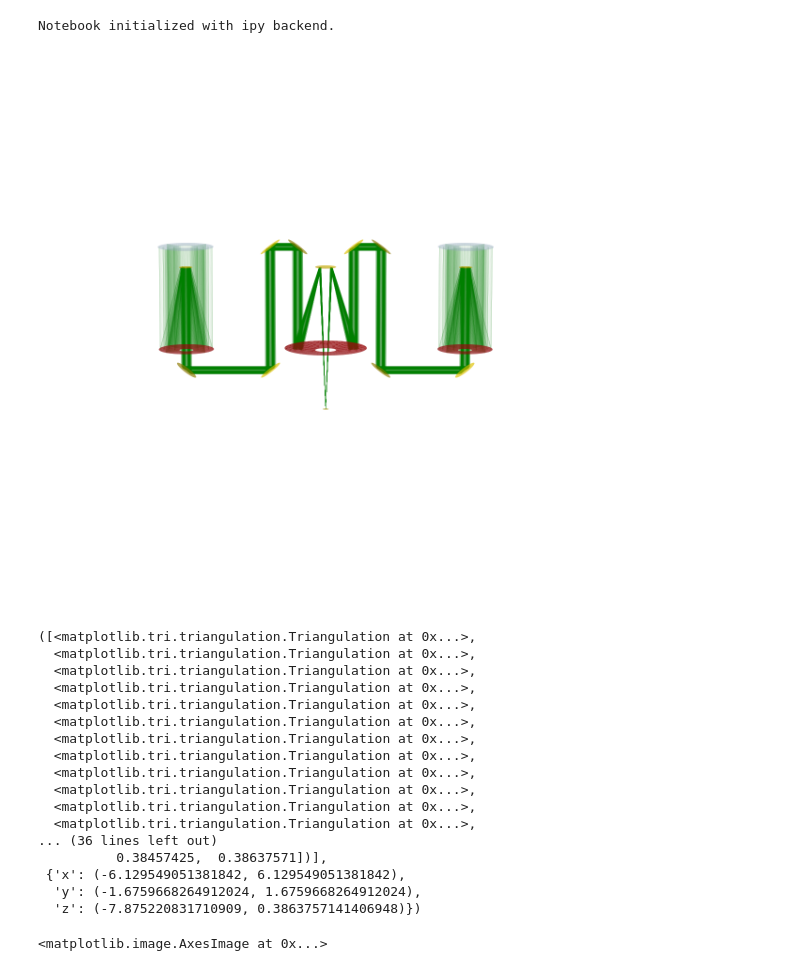
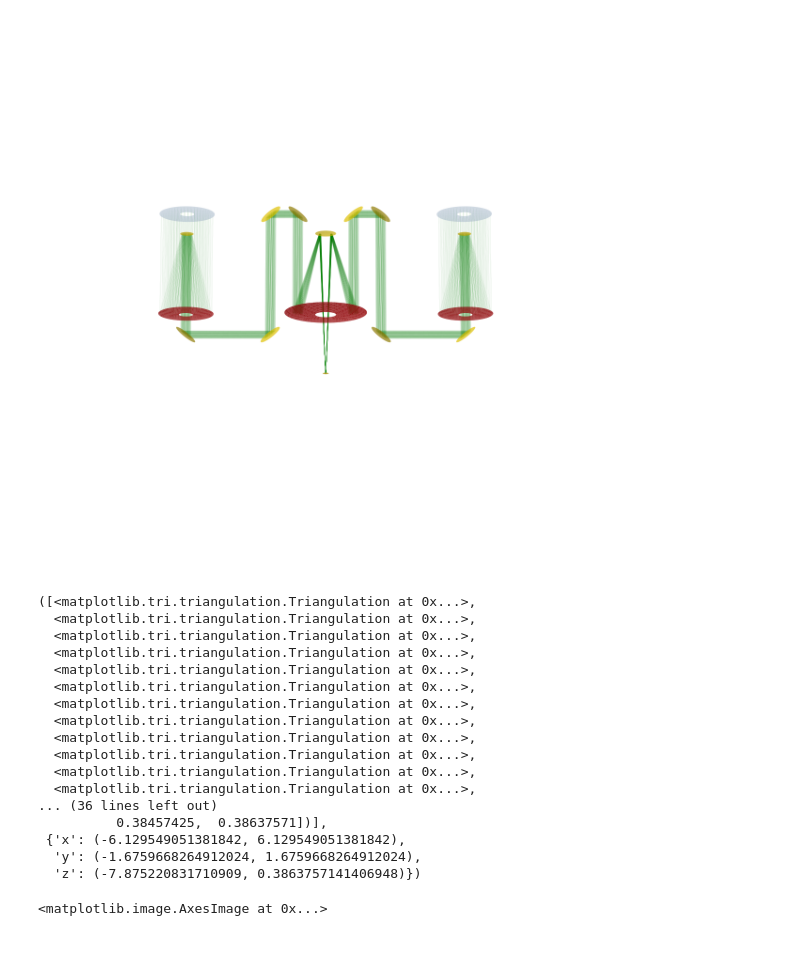
Before and after one commit to pigsboss/pimms, a Jupyter notebook: notes/raytracing.ipynb, the cells around one changed output. Saved outputs shown, nothing was run; the diff lists cells and outputs as text; code cells hidden in the pictures.

```diff
--- a/notes/raytracing.ipynb
+++ b/notes/raytracing.ipynb
@@ -1,36 +1,33 @@
 # %%
 import pimms.optics as op
-from mayavi import mlab
 reload(op)
-mlab.init_notebook()
 sim=op.SIM(init_b=10., detector_a=.15)
-s=op.LightSource((np.pi,np.deg2rad(0.),np.inf))
-s.num_crosshairs=4
-p,q=s(sim.get_entrance(), 200, 1, sampling='crosshair')
-trace,seq=sim.trace(q,steps=10)
+s=op.LightSource((np.pi,np.deg2rad(0.),1e5))
+s.num_crosshairs=6
+p,q=s(sim.get_entrance(), 500, 1, sampling='dizzle')
+trace,seq=sim.trace(q)
 #fig=plt.figure(figsize=(30,30))
 #ax=fig.add_subplot(111,projection='3d')
-sim.draw(visualizer='mat',draw_virtual=True,raytrace=trace,view_angles=(10, -90))
+sim.draw(draw_virtual=True,raytrace=trace,view_angles=(-15,-90))
 # %% [output]
+[figure, new version]
-Notebook initialized with ipy backend.
+([<matplotlib.tri.triangulation.Triangulation at 0x...>,
+  <matplotlib.tri.triangulation.Triangulation at 0x...>,
+  <matplotlib.tri.triangulation.Triangulation at 0x...>,
+  <matplotlib.tri.triangulation.Triangulation at 0x...>,
+  <matplotlib.tri.triangulation.Triangulation at 0x...>,
+  <matplotlib.tri.triangulation.Triangulation at 0x...>,
+  <matplotlib.tri.triangulation.Triangulation at 0x...>,
+  <matplotlib.tri.triangulation.Triangulation at 0x...>,
+  <matplotlib.tri.triangulation.Triangulation at 0x...>,
+  <matplotlib.tri.triangulation.Triangulation at 0x...>,
+  <matplotlib.tri.triangulation.Triangulation at 0x...>,
+  <matplotlib.tri.triangulation.Triangulation at 0x...>,
+... (36 lines left out)
+          0.38457425,  0.38637571])],
+ {'x': (-6.129549051381842, 6.129549051381842),
+  'y': (-1.6759668264912024, 1.6759668264912024),
+  'z': (-7.875220831710909, 0.3863757141406948)})
-[figure, old version]
-([<matplotlib.tri.triangulation.Triangulation at 0x...>,
-  <matplotlib.tri.triangulation.Triangulation at 0x...>,
-  <matplotlib.tri.triangulation.Triangulation at 0x...>,
-  <matplotlib.tri.triangulation.Triangulation at 0x...>,
-  <matplotlib.tri.triangulation.Triangulation at 0x...>,
-  <matplotlib.tri.triangulation.Triangulation at 0x...>,
-  <matplotlib.tri.triangulation.Triangulation at 0x...>,
-  <matplotlib.tri.triangulation.Triangulation at 0x...>,
-  <matplotlib.tri.triangulation.Triangulation at 0x...>,
-  <matplotlib.tri.triangulation.Triangulation at 0x...>,
-  <matplotlib.tri.triangulation.Triangulation at 0x...>,
-  <matplotlib.tri.triangulation.Triangulation at 0x...>,
-... (36 lines left out)
-          0.38457425,  0.38637571])],
- {'x': (-6.129549051381842, 6.129549051381842),
-  'y': (-1.6759668264912024, 1.6759668264912024),
-  'z': (-7.875220831710909, 0.3863757141406948)})
 # %%
 det=sim.get_detectors()[0]
 det.photon_buffer=np.empty((0,),dtype=op.sptype)
```
Also changed, not shown: parts of 7 cells of this notebook, 1 other file.
